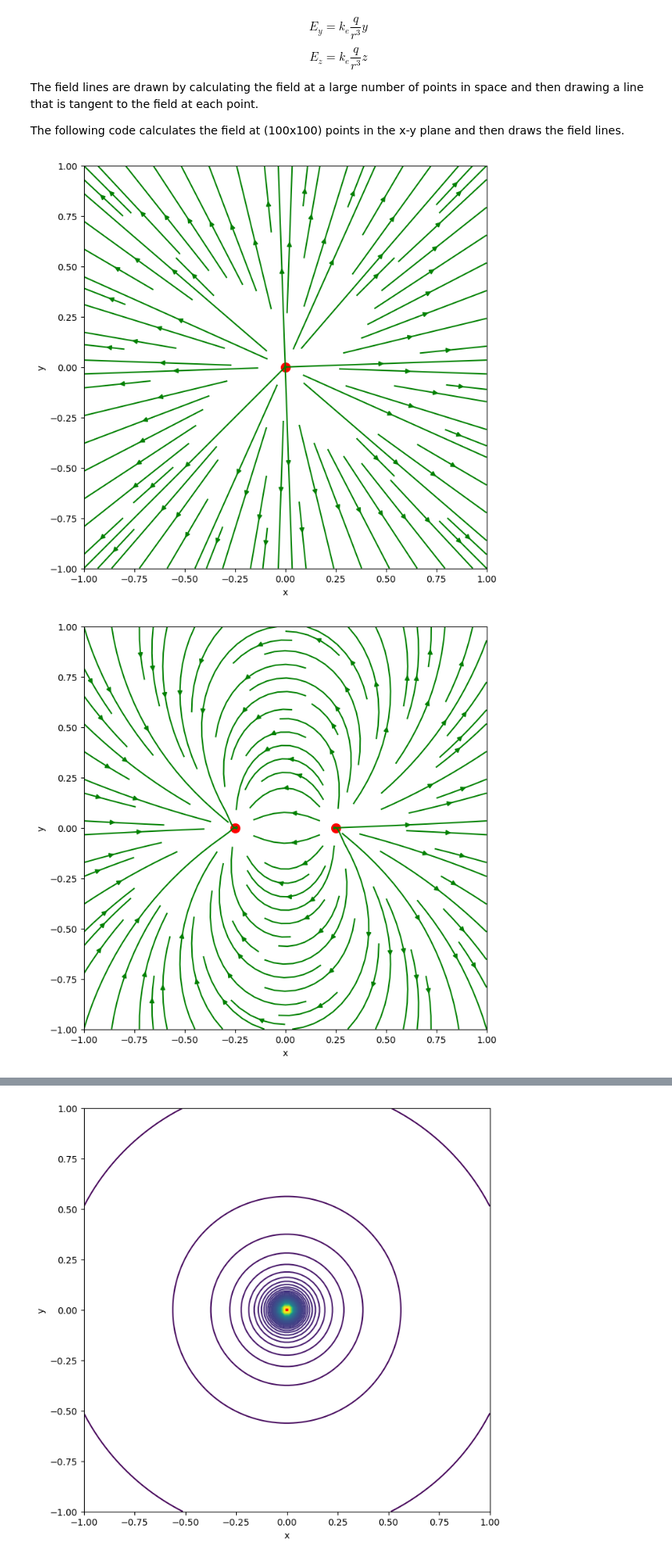
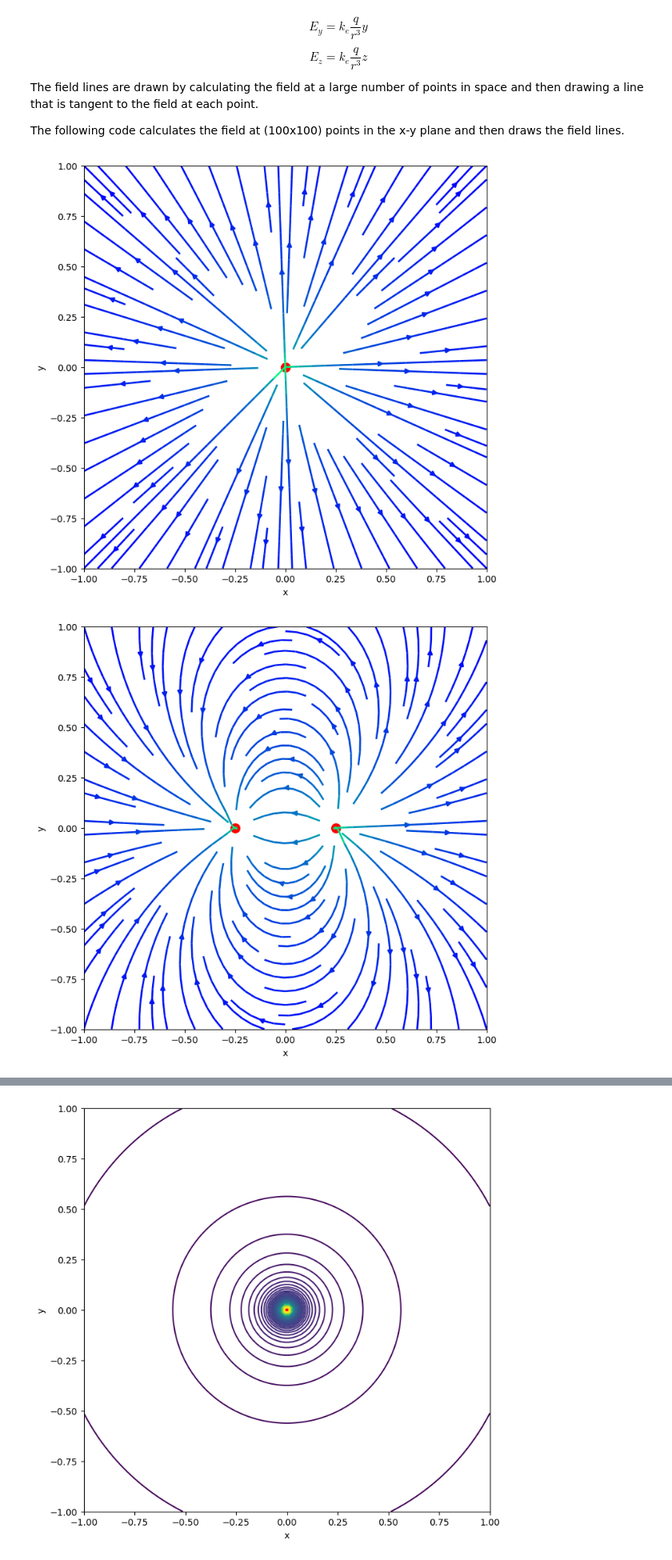
Before and after one commit to brash99/phys202, a Jupyter notebook: JupyterNotebooks/ElectricFieldLines.ipynb, the cells around one changed output, grey strips where cells are left out. Shown at 80% size. Saved outputs shown, nothing was run; the diff lists cells and outputs as text; code cells hidden in the pictures.

```diff
--- a/JupyterNotebooks/ElectricFieldLines.ipynb
+++ b/JupyterNotebooks/ElectricFieldLines.ipynb
@@ -46,10 +46,11 @@ X,Y = np.meshgrid(x,y)
 r = np.sqrt(X**2 + Y**2)
 Ex = ke*q*X/r**3
 Ey = ke*q*Y/r**3
+E = np.sqrt(Ex**2 + Ey**2)
 
 # Draw the field lines
 fig, ax = plt.subplots(1,1, figsize=(8,8))
-ax.streamplot(X,Y,Ex,Ey, color='g')
+ax.streamplot(X,Y,Ex,Ey,density=1, color=np.log(E), linewidth=2, cmap='winter')
 
 # Draw the charge
 ax.scatter([0],[0], s=100, c='r')
@@ -62,7 +63,7 @@ ax.set_ylim(-1,1)
 ax.set_aspect('equal')
 plt.show()
 # %% [output]
-[figure, old version]
+[figure, new version]
 # %%
 # Electric Dipols
 #
@@ -70,35 +71,36 @@ plt.show()
 # Charge +q at (0,+d/2)
 #
 x = np.linspace(-1,1,100)
 y = np.linspace(-1,1,100)
 X,Y = np.meshgrid(x,y)
 
 d = 0.5
 q1 = -1e-9
 q2 = 1e-9
 
 r1 = np.sqrt((X+d/2)**2 + (Y)**2)
 r2 = np.sqrt((X-d/2)**2 + (Y)**2)
 
 Ex = ke*(q1*(X+d/2)/r1**3 + q2*(X-d/2)/r2**3)
 Ey = ke*(q1*Y/r1**3 + q2*Y/r2**3)
+E = np.sqrt(Ex**2 + Ey**2)
 
 fig, ax = plt.subplots(1,1, figsize=(8,8))
-ax.streamplot(X,Y,Ex,Ey, color='g')
+ax.streamplot(X,Y,Ex,Ey, density=1, color=np.log(E), linewidth=2, cmap='winter')
 
 # Draw the charges
 ax.scatter([d/2,-d/2],[0,0], s=100, c='r')
 ax.add_artist(plt.Circle((d/2,0), 0.01, color='r'))
 ax.add_artist(plt.Circle((-d/2,0), 0.01, color='r'))
 
 ax.set_xlabel('x')
 ax.set_ylabel('y')
 ax.set_xlim(-1,1)
 ax.set_ylim(-1,1)
 ax.set_aspect('equal')
 plt.show()
 # %% [output]
-[figure, old version]
+[figure, new version]
 # %%
 # Electric Quadrupole
 
```
Also changed, not shown: parts of 9 cells of this notebook, 1 other file.
